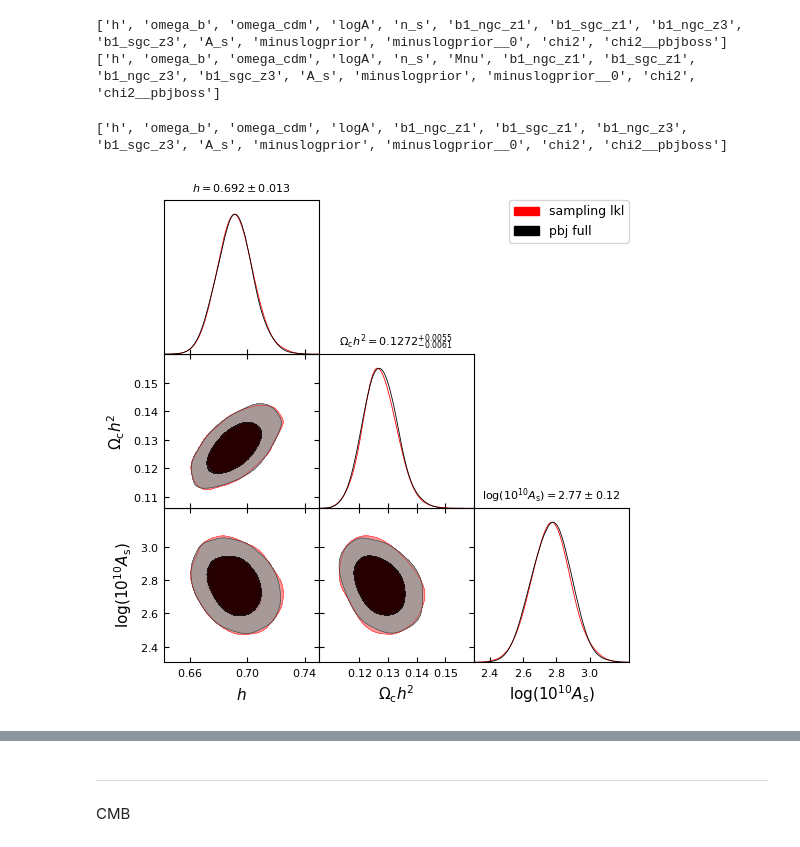
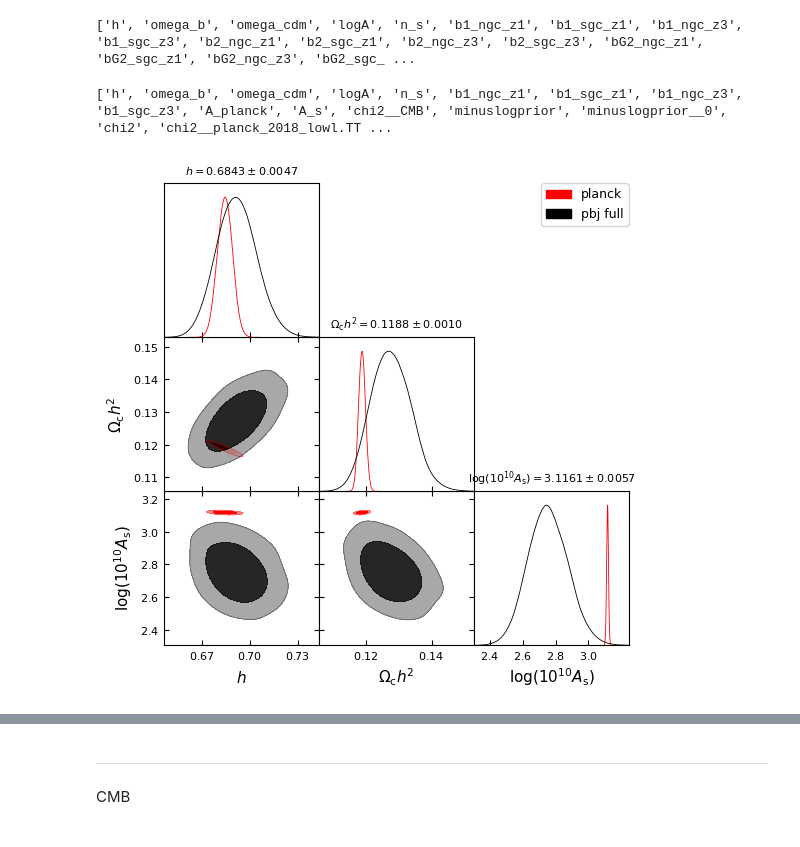
Before and after one commit to fverd/cobaya, a Jupyter notebook: FRA/analyze-chain.ipynb, the cells around one changed output, grey strips where cells are left out. Drawn from its saved outputs; the diff is of its cells as text; code cells hidden in the pictures.

Commit message:
reorder paramfiles

```diff
--- a/FRA/analyze-chain.ipynb
+++ b/FRA/analyze-chain.ipynb
@@ -7,41 +7,31 @@ from cobaya import load_samples
 import numpy as np
 %matplotlib inline
 # %%
-boss_full = load_samples('/home/fverdian/cobaya/chains/pbjboss_correctanmarg/pbjboss', to_getdist=True)
+boss_full = load_samples('/home/fverdian/cobaya/chains-buone/pbjboss_full/full', to_getdist=True)
 boss_full.label='pbj full'
 print([pn.name for pn in boss_full.paramNames.names])
 
-boss_Mnu = load_samples('/home/fverdian/cobaya/chains/pbjboss_withMnu/withMnu', to_getdist=True)
-boss_Mnu.label='withMnu'
-print([pn.name for pn in boss_Mnu.paramNames.names])
+boss_b1 = load_samples('/home/fverdian/cobaya/chains/bossb1_withlklproper/bossb1', to_getdist=True)
+boss_b1.label='sampling lkl'
 
-boss_planck = load_samples('/home/fverdian/cobaya/chains/bossb1_withlklproper/bossb1', to_getdist=True)
-boss_planck.label='sampling lkl'
+boss_planck = load_samples('/home/fverdian/cobaya/chains-ulysses/boss_planck/b+p', to_getdist=True)
+boss_planck.label='planck'
 # %% [output]
-['h', 'omega_b', 'omega_cdm', 'logA', 'n_s', 'b1_ngc_z1', 'b1_sgc_z1', 'b1_ngc_z3', 'b1_sgc_z3', 'A_s', 'minuslogprior', 'minuslogprior__0', 'chi2', 'chi2__pbjboss']
-['h', 'omega_b', 'omega_cdm', 'logA', 'n_s', 'Mnu', 'b1_ngc_z1', 'b1_sgc_z1', 'b1_ngc_z3', 'b1_sgc_z3', 'A_s', 'minuslogprior', 'minuslogprior__0', 'chi2', 'chi2__pbjboss']
+['h', 'omega_b', 'omega_cdm', 'logA', 'n_s', 'b1_ngc_z1', 'b1_sgc_z1', 'b1_ngc_z3', 'b1_sgc_z3', 'b2_ngc_z1', 'b2_sgc_z1', 'b2_ngc_z3', 'b2_sgc_z3', 'bG2_ngc_z1', 'bG2_sgc_z1', 'bG2_ngc_z3', 'bG2_sgc_ ...
 # %%
-boss_fx = load_samples('/home/fverdian/cobaya/chains-fx/boss_kJ200/chain', to_getdist=True)
-boss_fx.label='withfx'
-
-
+boss_fx = load_samples('/home/fverdian/cobaya/chains-fx/kJ0p01/chain', to_getdist=True)
+boss_fx.label='kJ0p01'
 p=boss_fx.getParams()
 boss_fx.addDerived(p.omega_chi*93.6*(p.h**2), name='M', label=r'Mnu', range=[0.,None])
 print([pn.name for pn in boss_planck.paramNames.names])
 
-cmb_class = load_samples('/home/fverdian/cobaya/chains-buone/planck_class/planck', to_getdist=True)
-cmb_class.label='class'
-# p=cmb_class.getParams()
-# cmb_class.addDerived(np.log(1.e10*p.A_s), name='logA')
-
 pars_toplot =['h','omega_cdm', 'logA']
-# pars_toplot =['h', 'omega_b',]
 gdplot = gdplt.get_subplot_plotter()
 
 gdplot.triangle_plot([ boss_planck, boss_full],  pars_toplot, contour_colors=['r','k'], title_limit=1, filled=True)
 # gdplot.finish_plot(no_tight=True)
 # %% [output]
-['h', 'omega_b', 'omega_cdm', 'logA', 'b1_ngc_z1', 'b1_sgc_z1', 'b1_ngc_z3', 'b1_sgc_z3', 'A_s', 'minuslogprior', 'minuslogprior__0', 'chi2', 'chi2__pbjboss']
+['h', 'omega_b', 'omega_cdm', 'logA', 'n_s', 'b1_ngc_z1', 'b1_sgc_z1', 'b1_ngc_z3', 'b1_sgc_z3', 'A_planck', 'A_s', 'chi2__CMB', 'minuslogprior', 'minuslogprior__0', 'chi2', 'chi2__planck_2018_lowl.TT ...
-[figure, old version]
+[figure, new version]
 # %%
 # gdplot.fig.savefig('/home/fverdian/cobaya/chains/pbjboss_full/contour_pbjbossfull.pdf', bbox_inches='tight')
```
Also changed, not shown: parts of 6 cells of this notebook, 18 other files.
